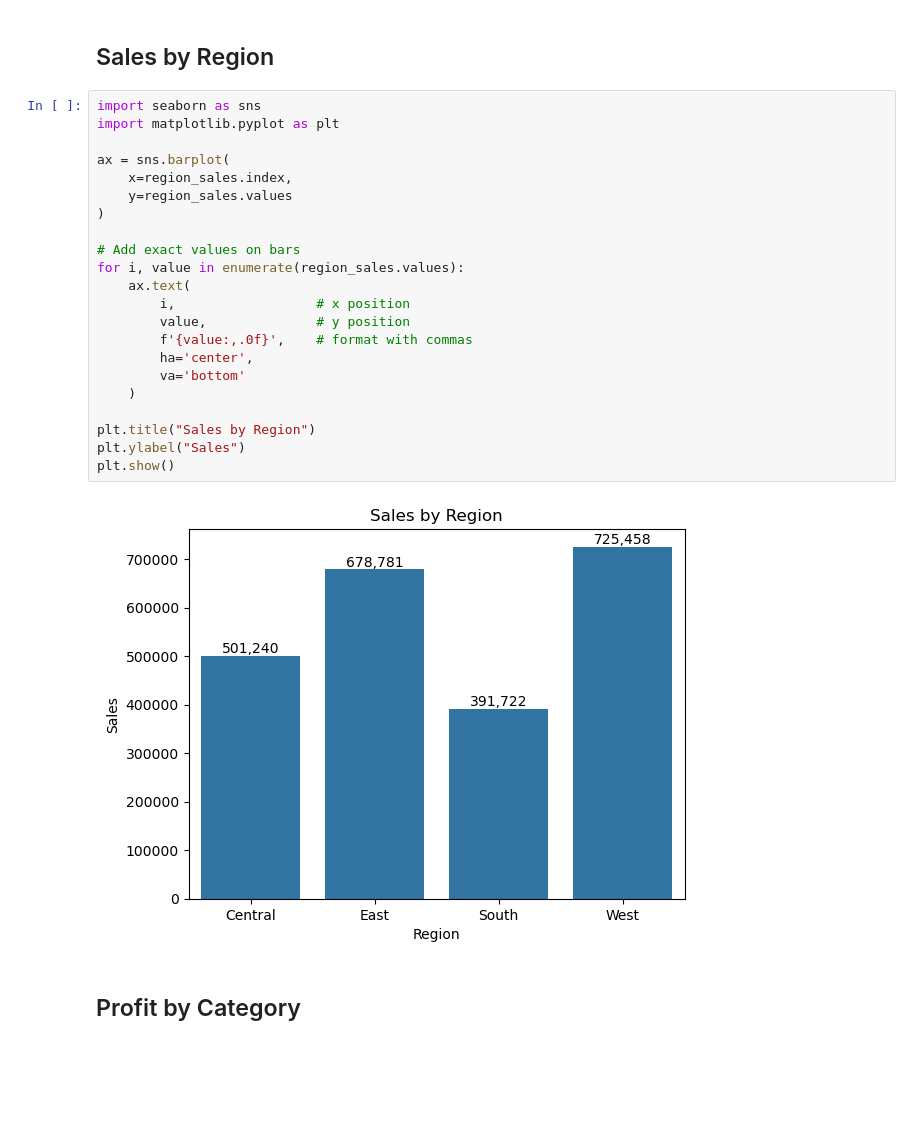
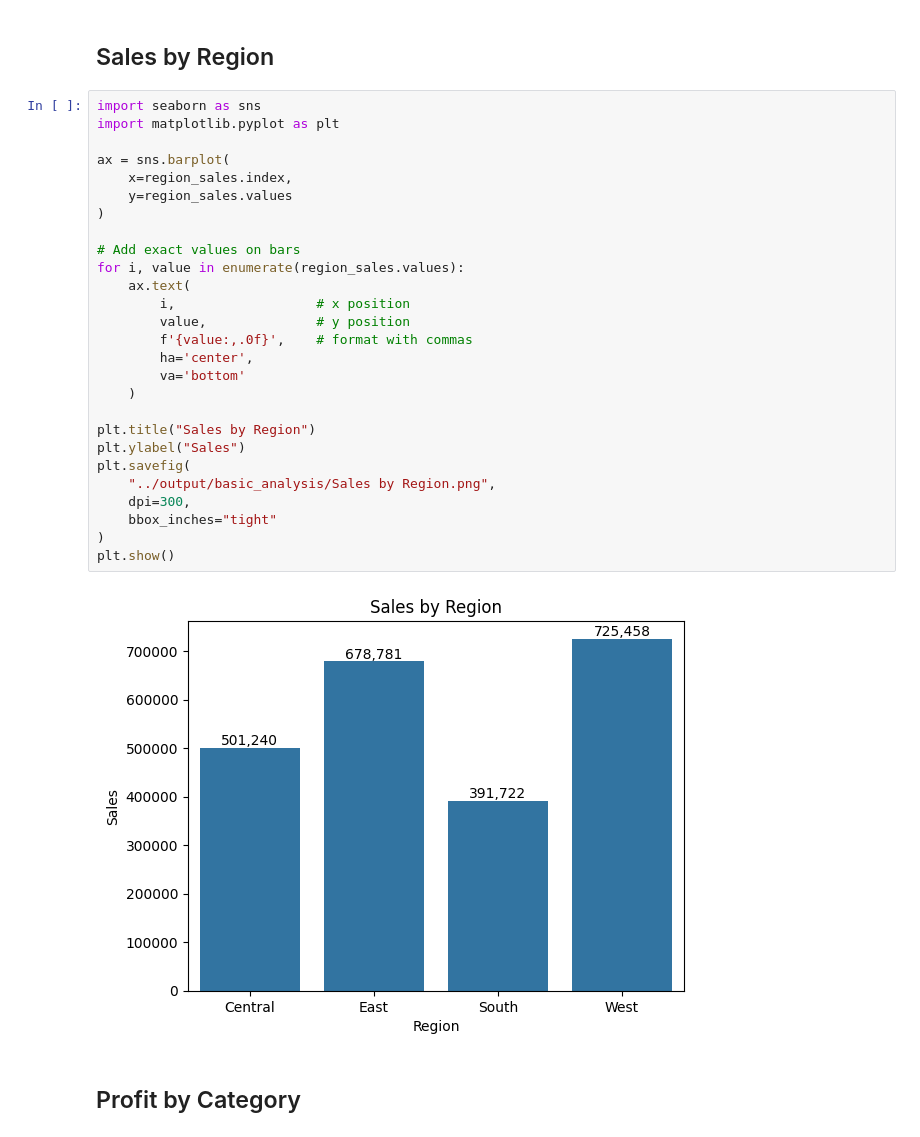
Before and after one commit to sudrshan01/ecommerce-sales-analytics-dashboard, a Jupyter notebook: python/basic_analysis.ipynb, the cells around one changed output. Saved outputs shown, nothing was run; the diff lists cells and outputs as text; blank space fills up the shorter version.

```diff
--- a/python/basic_analysis.ipynb
+++ b/python/basic_analysis.ipynb
@@ -183,27 +200,32 @@ plt.show()
 # %%
 import seaborn as sns
 import matplotlib.pyplot as plt
 
 ax = sns.barplot(
     x=region_sales.index,
     y=region_sales.values
 )
 
 # Add exact values on bars
 for i, value in enumerate(region_sales.values):
     ax.text(
         i,                  # x position
         value,              # y position
         f'{value:,.0f}',    # format with commas
         ha='center',
         va='bottom'
     )
 
 plt.title("Sales by Region")
 plt.ylabel("Sales")
+plt.savefig(
+    "../output/basic_analysis/Sales by Region.png",
+    dpi=300,
+    bbox_inches="tight"
+)
 plt.show()
 # %% [output]
-[figure, old version]
+[figure, new version]
 # %% [markdown]
 ## Profit by Category
 # %%
```
Also changed, not shown: parts of 7 cells of this notebook, 30 other files.
